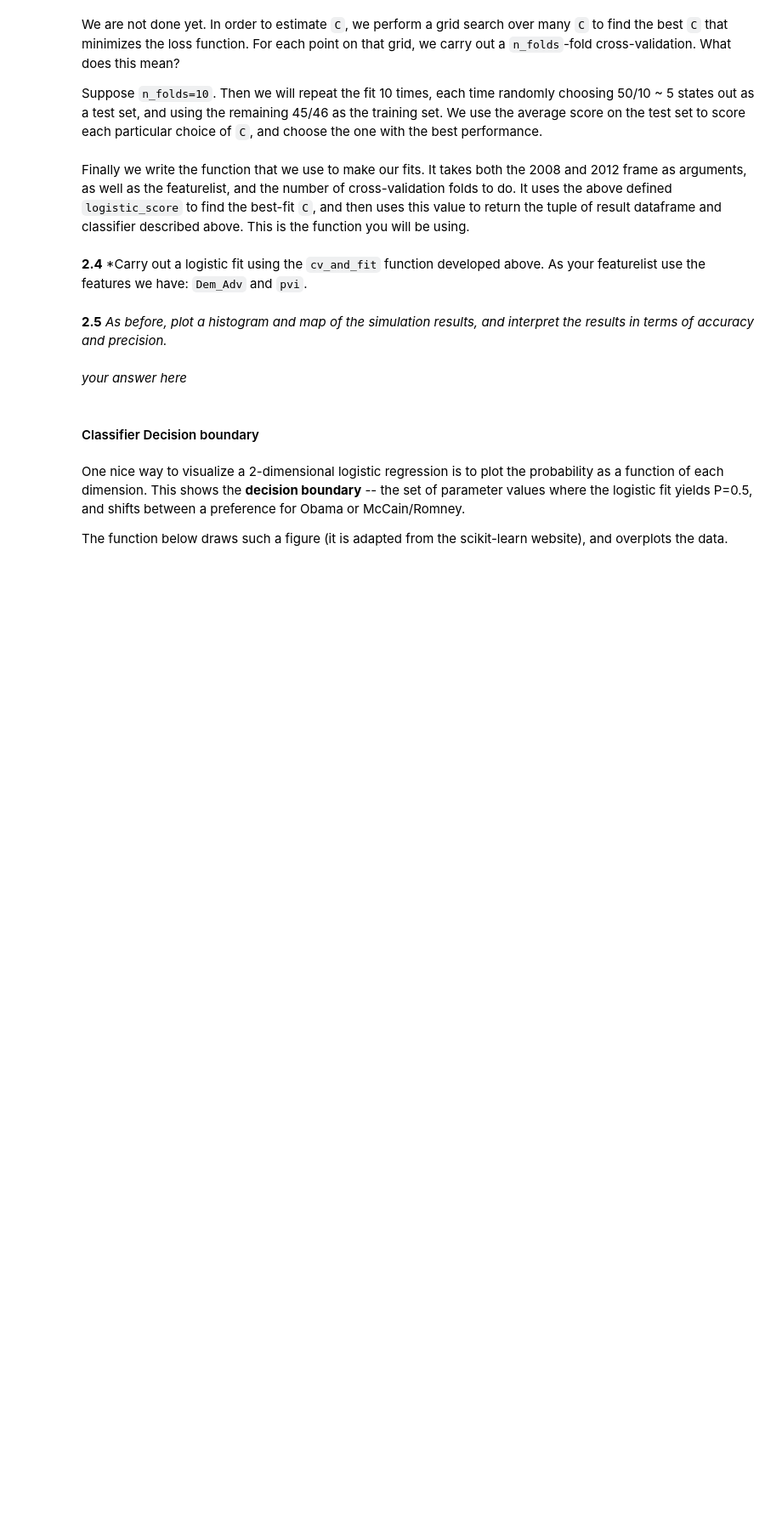
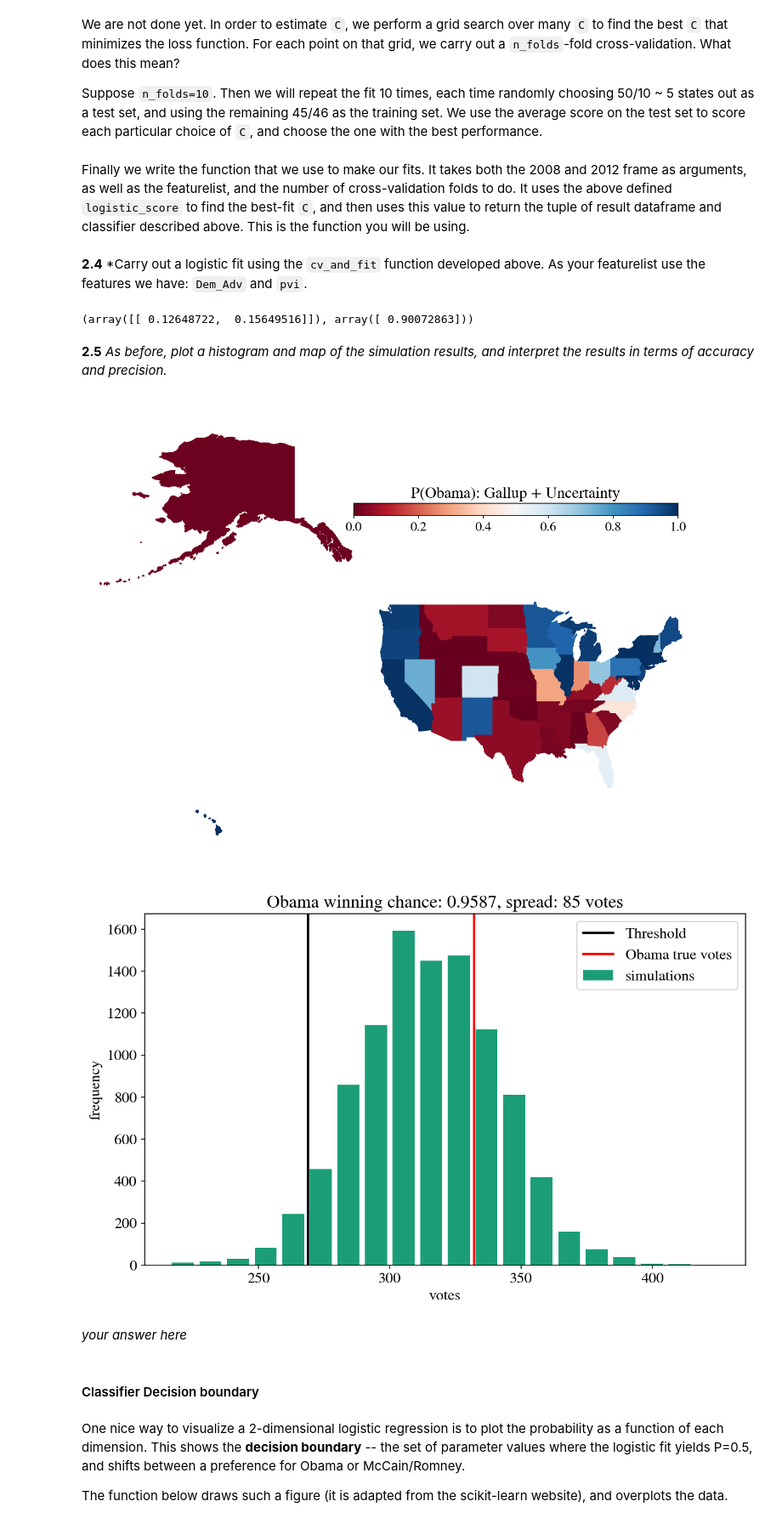
Before and after one commit to tlsky07/content, a Jupyter notebook: HW2.ipynb, the cells around one changed output. Shown at 85% size. Drawn from its saved outputs; the diff is of its cells as text; code cells hidden in the pictures; blank space fills up the shorter version.

```diff
--- a/HW2.ipynb
+++ b/HW2.ipynb
@@ -1045,11 +1086,25 @@ def cv_and_fit(frame2008, frame2012, featureslist, n_folds=5):
 **2.4** *Carry out a logistic fit using the `cv_and_fit` function developed above. As your featurelist use the features we have: `Dem_Adv` and `pvi`.
 # %%
 #your code here
+predict, clf = cv_and_fit(e2008,e2012,['Dem_Adv','pvi'],n_folds=5)
+# %%
+clf.coef_, clf.intercept_
+# %% [output]
+(array([[ 0.12648722,  0.15649516]]), array([ 0.90072863]))
 # %% [markdown]
 **2.5** *As before, plot a histogram and map of the simulation results, and interpret the results in terms of accuracy and precision.*
 # %%
 #code to make the histogram
 #your code here
+predict = predict.join(electoral_votes)
+
+make_map(predict.Obama, "P(Obama): Gallup + Uncertainty")
+plt.show()
+prediction = simulate_election(predict, 10000)
+plot_simulation(prediction)
+# %% [output]
+[figure, added]
+[figure, added]
 # %%
 #code to make the map
 #your code here
```
Also changed, not shown: parts of 34 cells of this notebook, 1 other file.
